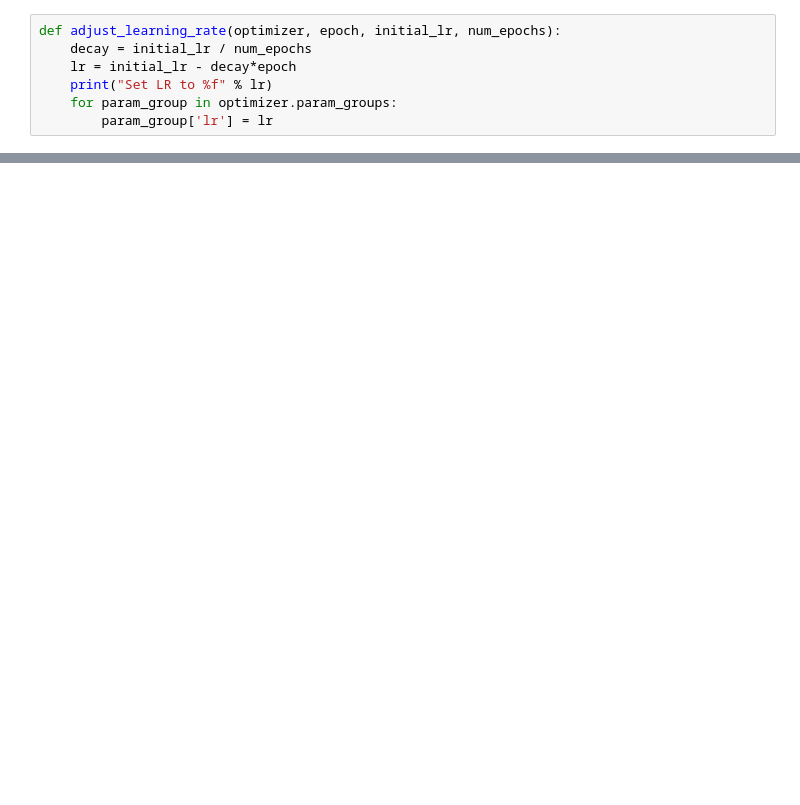
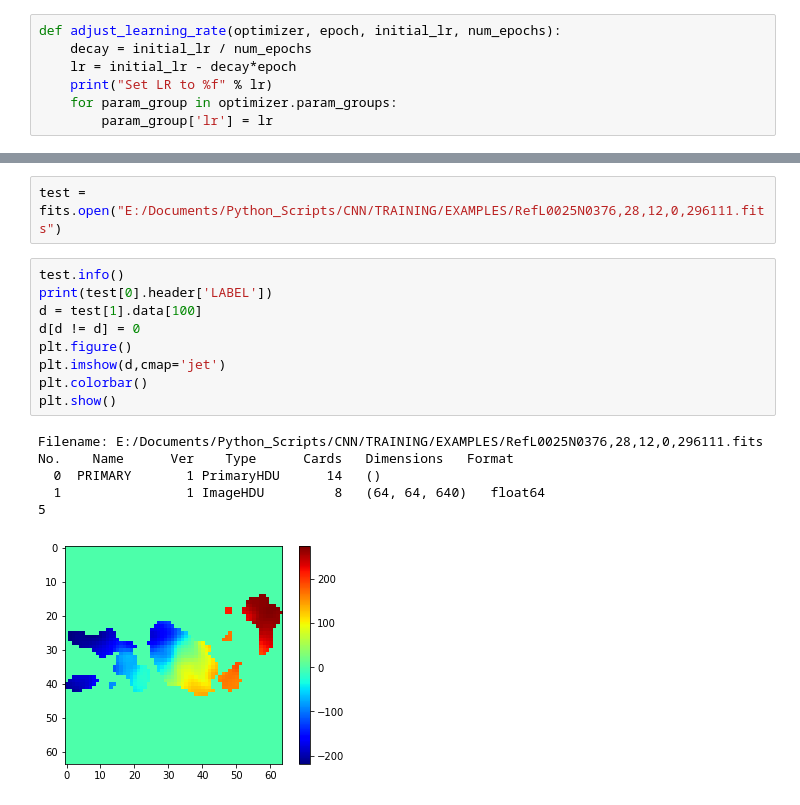
Before and after one commit to SpaceMeerkat/CAE, a Jupyter notebook: CNN + Weighted Sampling.ipynb, the cells around one changed output, grey strips where cells are left out. Drawn from its saved outputs; the diff is of its cells as text; blank space fills up the shorter version.

Commit message:
Updated .ipynb file to save trained network and test

```diff
--- a/CNN + Weighted Sampling.ipynb
+++ b/CNN + Weighted Sampling.ipynb
@@ -294,0 +387,18 @@ print('%.2gs'%(end-start))
+# %%
+test = fits.open("E:/Documents/Python_Scripts/CNN/TRAINING/EXAMPLES/RefL0025N0376,28,12,0,296111.fits")
+# %%
+test.info()
+print(test[0].header['LABEL'])
+d = test[1].data[100]
+d[d != d] = 0
+plt.figure()
+plt.imshow(d,cmap='jet')
+plt.colorbar()
+plt.show()
+# %% [output]
+Filename: E:/Documents/Python_Scripts/CNN/TRAINING/EXAMPLES/RefL0025N0376,28,12,0,296111.fits
+No.    Name      Ver    Type      Cards   Dimensions   Format
+  0  PRIMARY       1 PrimaryHDU      14   ()
+  1                1 ImageHDU         8   (64, 64, 640)   float64
+5
+[figure, added]
```
Also changed, not shown: parts of 12 cells of this notebook, 3 other files.
